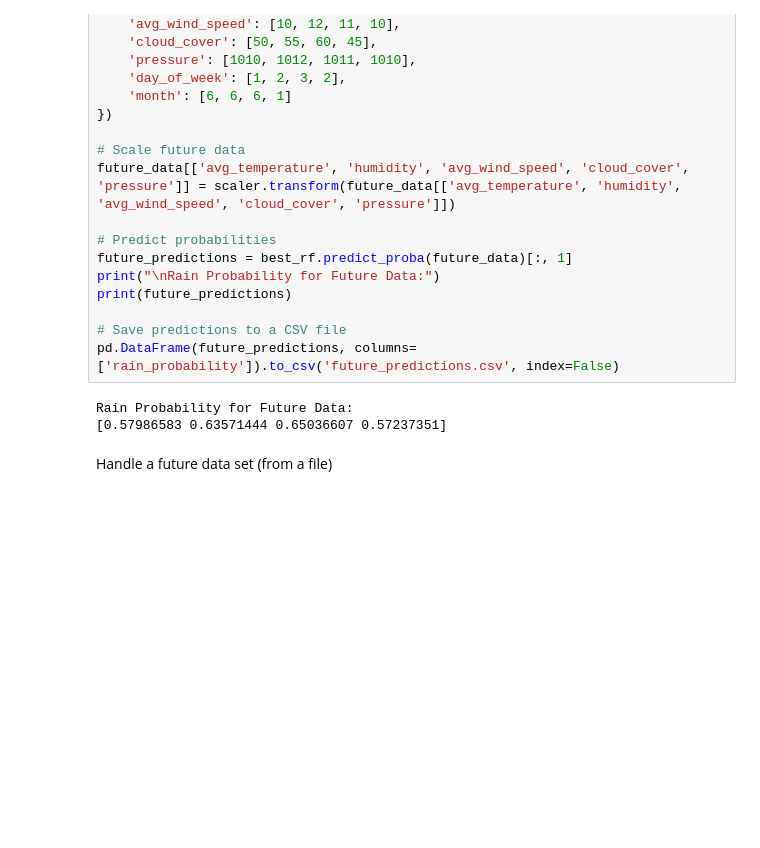
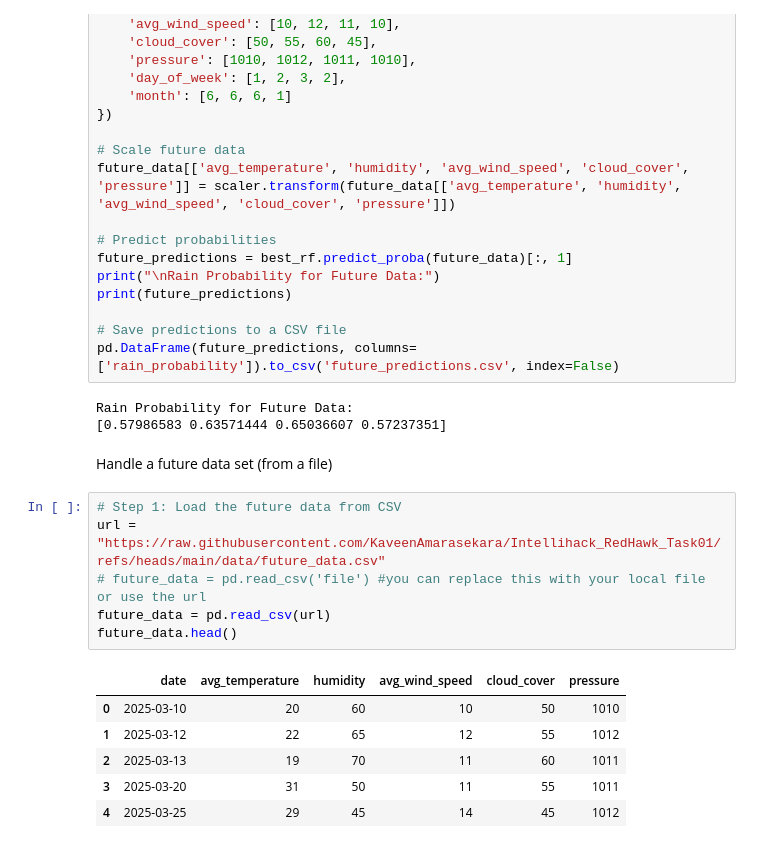
Before and after one commit to KaveenAmarasekara/Intellihack_RedHawk_Task01, a Jupyter notebook: notebooks/intellihack_task01_rain_prediction.ipynb, the cells around one changed output. Saved outputs shown, nothing was run; the diff lists cells and outputs as text; blank space fills up the shorter version.

```diff
--- a/notebooks/intellihack_task01_rain_prediction.ipynb
+++ b/notebooks/intellihack_task01_rain_prediction.ipynb
@@ -300,3 +300,16 @@ Rain Probability for Future Data:
 [0.57986583 0.63571444 0.65036607 0.57237351]
 # %% [markdown]
 Handle a future data set (from a file)
+# %%
+# Step 1: Load the future data from CSV
+url = "https://raw.githubusercontent.com/KaveenAmarasekara/Intellihack_RedHawk_Task01/refs/heads/main/data/future_data.csv"
+# future_data = pd.read_csv('file') #you can replace this with your local file or use the url
+future_data = pd.read_csv(url)
+future_data.head()
+# %% [output]
+|  | date | avg_temperature | humidity | avg_wind_speed | cloud_cover | pressure |
+| 0 | 2025-03-10 | 20 | 60 | 10 | 50 | 1010 |
+| 1 | 2025-03-12 | 22 | 65 | 12 | 55 | 1012 |
+| 2 | 2025-03-13 | 19 | 70 | 11 | 60 | 1011 |
+| 3 | 2025-03-20 | 31 | 50 | 11 | 55 | 1011 |
+| 4 | 2025-03-25 | 29 | 45 | 14 | 45 | 1012 |
```
Also changed, not shown: parts of 4 cells of this notebook.
